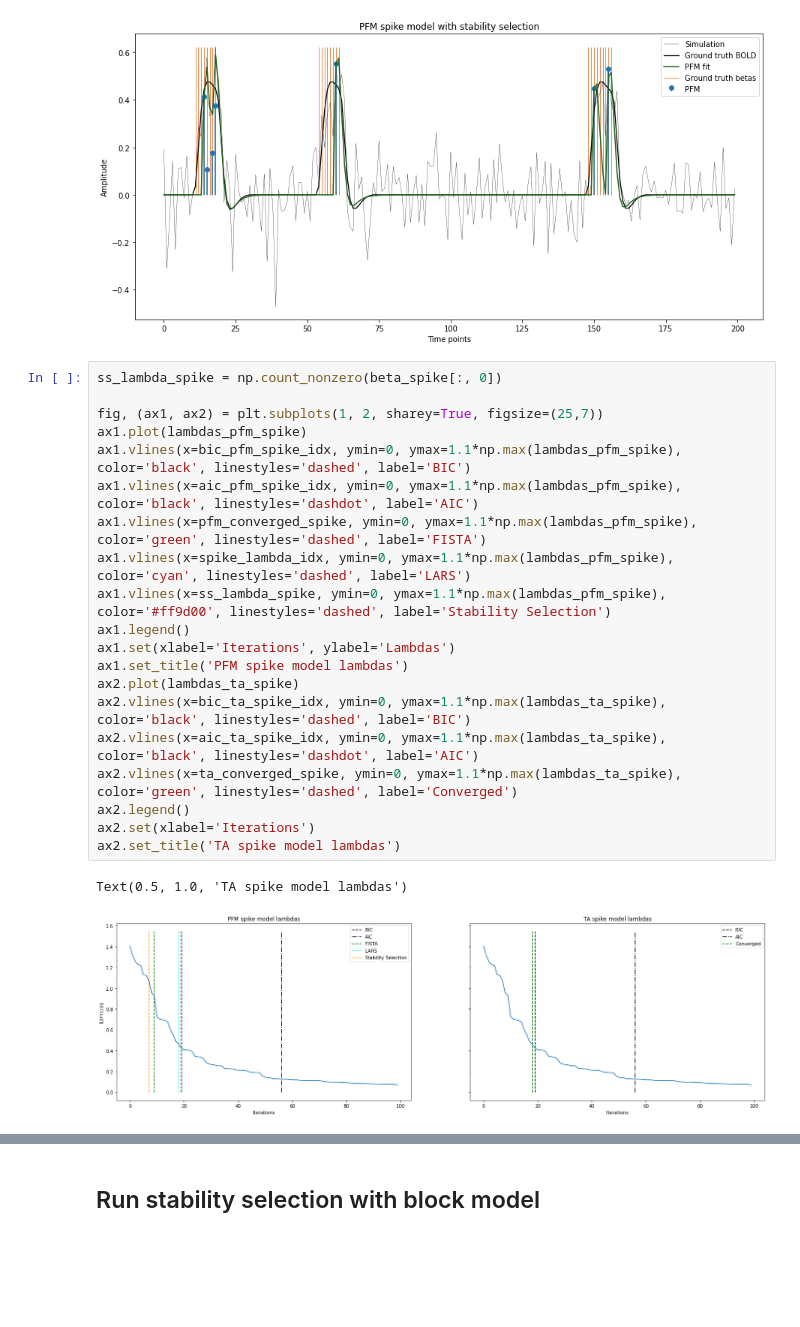
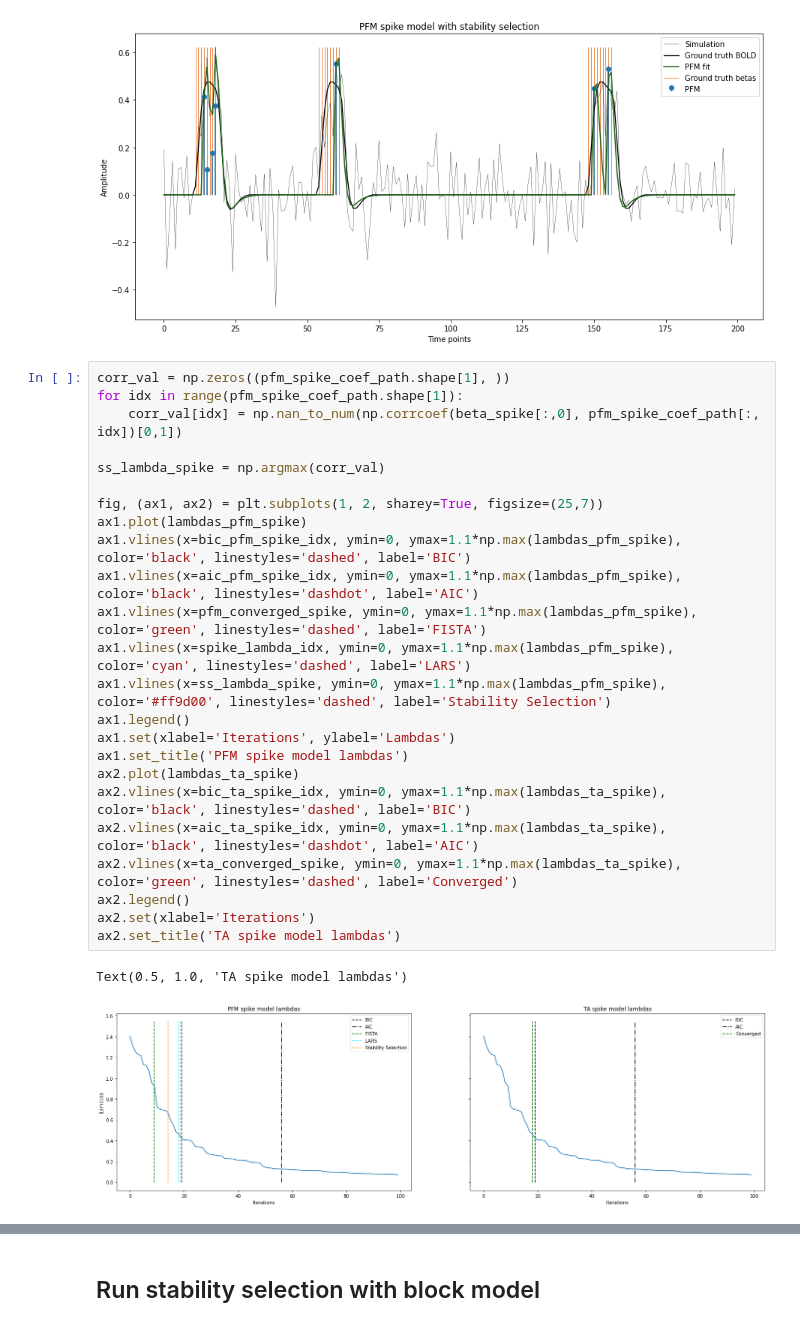
Before and after one commit to eurunuela/pfm_vs_ta, a Jupyter notebook: pfm_vs_ta.ipynb, the cells around one changed output, grey strips where cells are left out. Cells and saved outputs as stored; diff of their text form; blank space fills up the shorter version.

Commit message:
Fix stability selection lambda plots

```diff
--- a/pfm_vs_ta.ipynb
+++ b/pfm_vs_ta.ipynb
@@ -839,28 +839,32 @@ plt.legend()
 <matplotlib.legend.Legend at 0x...>
 [figure]
 # %%
-ss_lambda_spike = np.count_nonzero(beta_spike[:, 0])
+corr_val = np.zeros((pfm_spike_coef_path.shape[1], ))
+for idx in range(pfm_spike_coef_path.shape[1]):
+    corr_val[idx] = np.nan_to_num(np.corrcoef(beta_spike[:,0], pfm_spike_coef_path[:, idx])[0,1])
+
+ss_lambda_spike = np.argmax(corr_val)
 
 fig, (ax1, ax2) = plt.subplots(1, 2, sharey=True, figsize=(25,7))
 ax1.plot(lambdas_pfm_spike)
 ax1.vlines(x=bic_pfm_spike_idx, ymin=0, ymax=1.1*np.max(lambdas_pfm_spike), color='black', linestyles='dashed', label='BIC')
 ax1.vlines(x=aic_pfm_spike_idx, ymin=0, ymax=1.1*np.max(lambdas_pfm_spike), color='black', linestyles='dashdot', label='AIC')
 ax1.vlines(x=pfm_converged_spike, ymin=0, ymax=1.1*np.max(lambdas_pfm_spike), color='green', linestyles='dashed', label='FISTA')
 ax1.vlines(x=spike_lambda_idx, ymin=0, ymax=1.1*np.max(lambdas_pfm_spike), color='cyan', linestyles='dashed', label='LARS')
 ax1.vlines(x=ss_lambda_spike, ymin=0, ymax=1.1*np.max(lambdas_pfm_spike), color='#ff9d00', linestyles='dashed', label='Stability Selection')
 ax1.legend()
 ax1.set(xlabel='Iterations', ylabel='Lambdas')
 ax1.set_title('PFM spike model lambdas')
 ax2.plot(lambdas_ta_spike)
 ax2.vlines(x=bic_ta_spike_idx, ymin=0, ymax=1.1*np.max(lambdas_ta_spike), color='black', linestyles='dashed', label='BIC')
 ax2.vlines(x=aic_ta_spike_idx, ymin=0, ymax=1.1*np.max(lambdas_ta_spike), color='black', linestyles='dashdot', label='AIC')
 ax2.vlines(x=ta_converged_spike, ymin=0, ymax=1.1*np.max(lambdas_ta_spike), color='green', linestyles='dashed', label='Converged')
 ax2.legend()
 ax2.set(xlabel='Iterations')
 ax2.set_title('TA spike model lambdas')
 # %% [output]
 Text(0.5, 1.0, 'TA spike model lambdas')
-[figure, old version]
+[figure, new version]
 # %%
 fig, (ax1, ax2) = plt.subplots(1, 2, sharey=True, figsize=(25,7))
 ax1.plot(bic_pfm_spike, label='PFM BIC')
```
Also changed, not shown: parts of 3 cells of this notebook.
